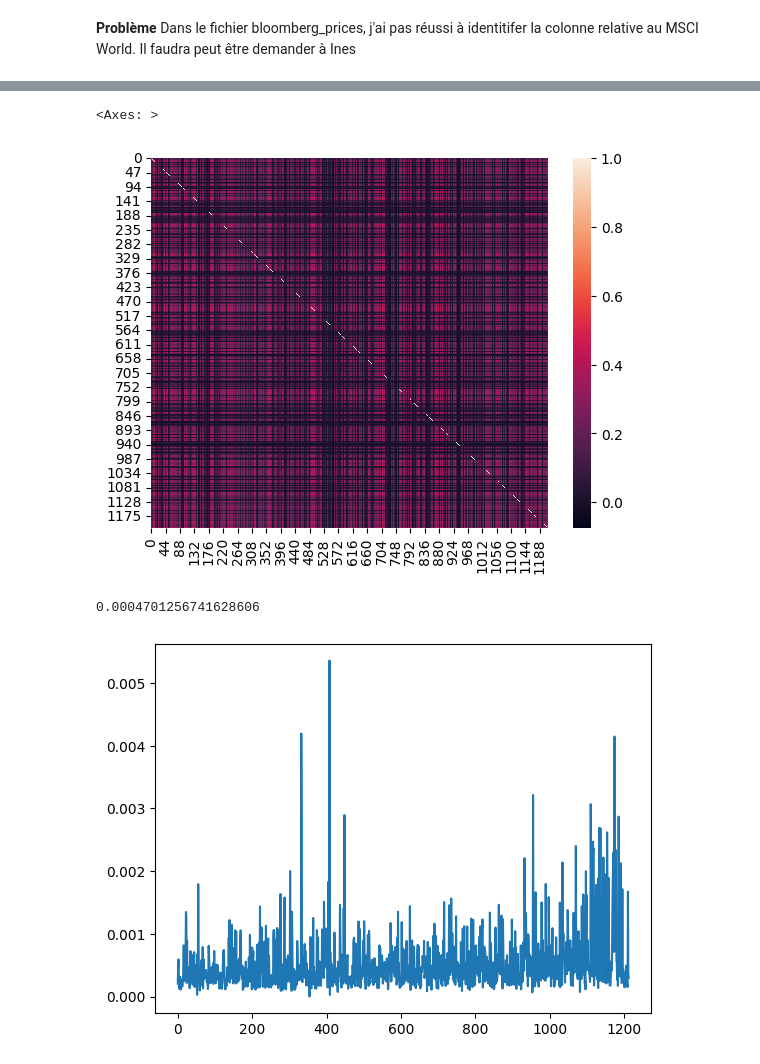
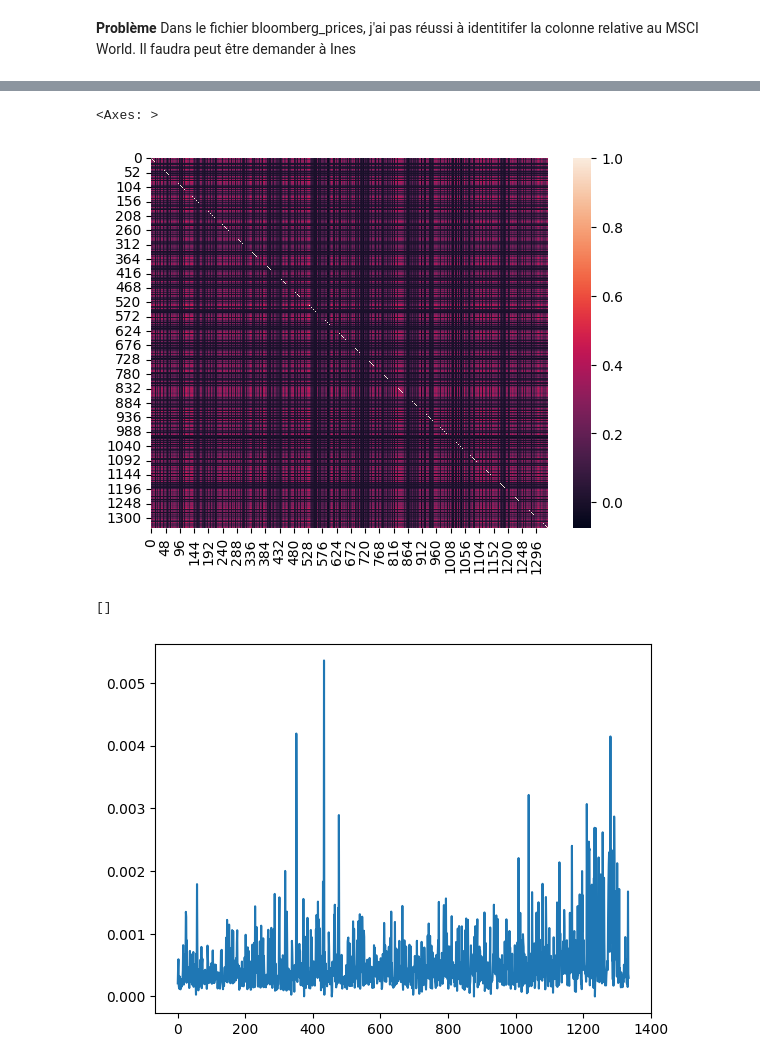
Before and after one commit to MoutetMaxime/net-zero-portfolio, a Jupyter notebook: code/test.ipynb, the cells around one changed output, grey strips where cells are left out. Cells and saved outputs as stored; diff of their text form; code cells hidden in the pictures.

```diff
--- a/code/test.ipynb
+++ b/code/test.ipynb
@@ -47,17 +47,17 @@ bbg_prices.describe()
 # %%
 def preprocess_serie(prices):
     """
-    change axe to Date and delete NaN values
+    change axe to Dates
     """
     prices["Dates"] = pd.to_datetime(prices["Dates"])
     prices.set_index("Dates", inplace=True)
-    prices_clean = prices.dropna(axis=1, how="any")
+    #prices_clean = prices.dropna(axis=1, how="any")
 
-    return prices_clean
+    return prices #prices_clean
 
 
 def get_returns(prices):
-    returns = prices.pct_change(fill_method=None).dropna()
+    returns = prices.pct_change() #.dropna()
     return returns
 # %% [markdown]
 **Remark 4.** Portfolio decarbonization requires the covariance matrix \( \Sigma \) to be estimated. A first approach is to use the empirical covariance matrix of stock returns. A second solution is to postulate a multivariate risk factor model:
@@ -86,5 +86,7 @@ $$
 
 où $ R_i(t) $ est le rendement de l'action $ i $ au temps $ t $, et $ R_m(t) $ est le rendement de l'indice MSCI World au même moment.
 # %%
+col_all_na = bbg_prices.columns[bbg_prices.isna().all()].tolist()
+bbg_prices = bbg_prices.dropna(axis=1, how="all")
 returns = get_returns(preprocess_serie(bbg_prices)).iloc[:-1]
 market_returns = get_returns(preprocess_serie(bbg_msci_prices))
@@ -105,3 +104,9 @@ returns = returns.drop(["IT0003492391"], axis=1)
+# %%
+# We delete  firms with pb on the diagonal of the covariance matrix
+returns = returns.drop(["IT0003492391"], axis=1)
+returns = returns.drop(["AU000000REH4"], axis=1)
+returns = returns.drop(["GB00BMX86B70"], axis=1)
+returns = returns.drop(["AU000000SVW5"], axis=1)
 # %% [markdown]
 **Problème**
 Dans le fichier bloomberg_prices, j'ai pas réussi à identitifer la colonne relative au MSCI World. Il faudra peut être demander à Ines
@@ -115,0 +113,14 @@ print(len(cov_with_market))
+# %%
+def cov_with_nan(s1,s2):
+    """
+    Compute the covariance between two series with NaN values
+    """
+    mask = ~np.isnan(s1) & ~np.isnan(s2)
+    return np.cov(s1[mask],s2[mask])[0,1]
+
+cov_with_market = [cov_with_nan(returns[col],market_returns["MXWO Index"]) for col in returns.columns]
+# afficher le nombre de vamuer nan dans cov with market et son indice et sa valeur ISSUER_ISIN correspondant pour pouvoir faire returns = returns.drop(["GB00BMX86B70"], axis=1)
+print(sum(np.isnan(cov_with_market)))
+i = np.where(np.isnan(cov_with_market))
+print(i)
+print(returns.columns[i[0]])
@@ -164,15 +182,18 @@ corr_matrix = cov_matrix_sigma / np.outer(
     np.sqrt(np.diag(cov_matrix_sigma)), np.sqrt(np.diag(cov_matrix_sigma))
 )
 
+
 sns.heatmap(corr_matrix)
 # %% [output]
 <Axes: >
-[figure, old version]
+[figure, new version]
 # %%
 diag = [cov_matrix_sigma[i, i] for i in range(cov_matrix_sigma.shape[0])]
 
+indices  = [i for i in range(cov_matrix_sigma.shape[0]) if diag[i] > 1]
+
 plt.plot(diag)
-print(np.std(diag))
+print(indices)
 # %% [output]
-0.0004701256741628606
+[]
-[figure, old version]
+[figure, new version]
```
Also changed, not shown: parts of 7 cells of this notebook, 7 other files.
